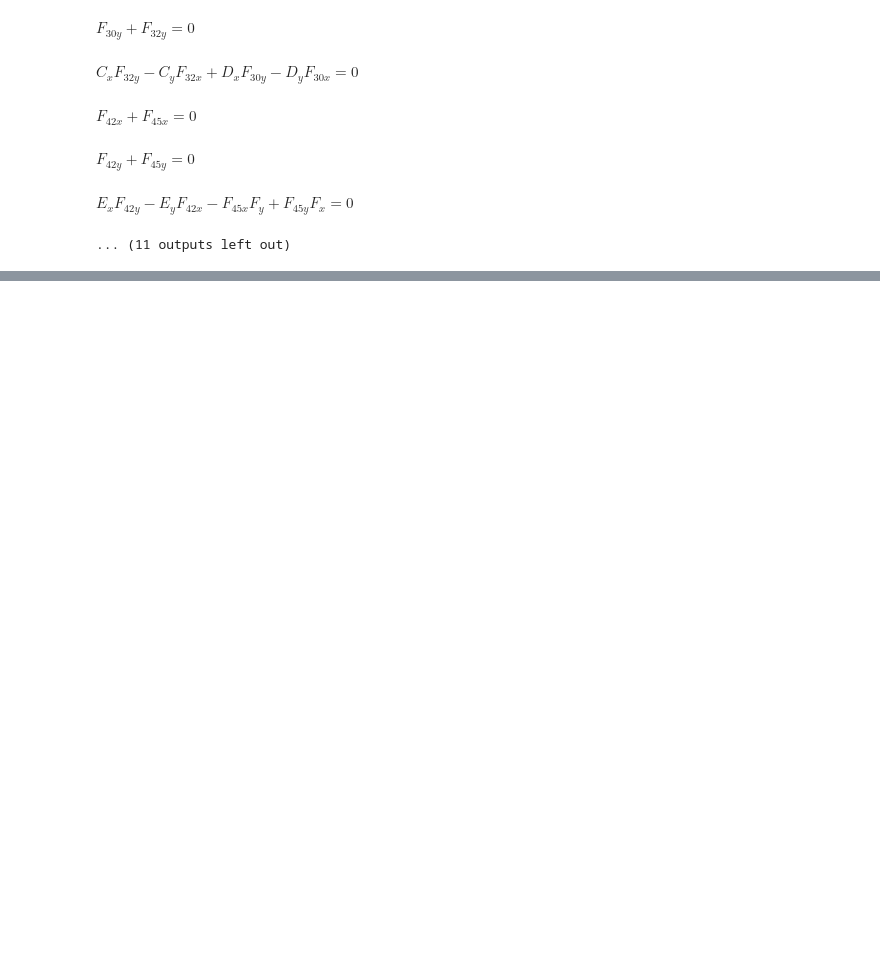
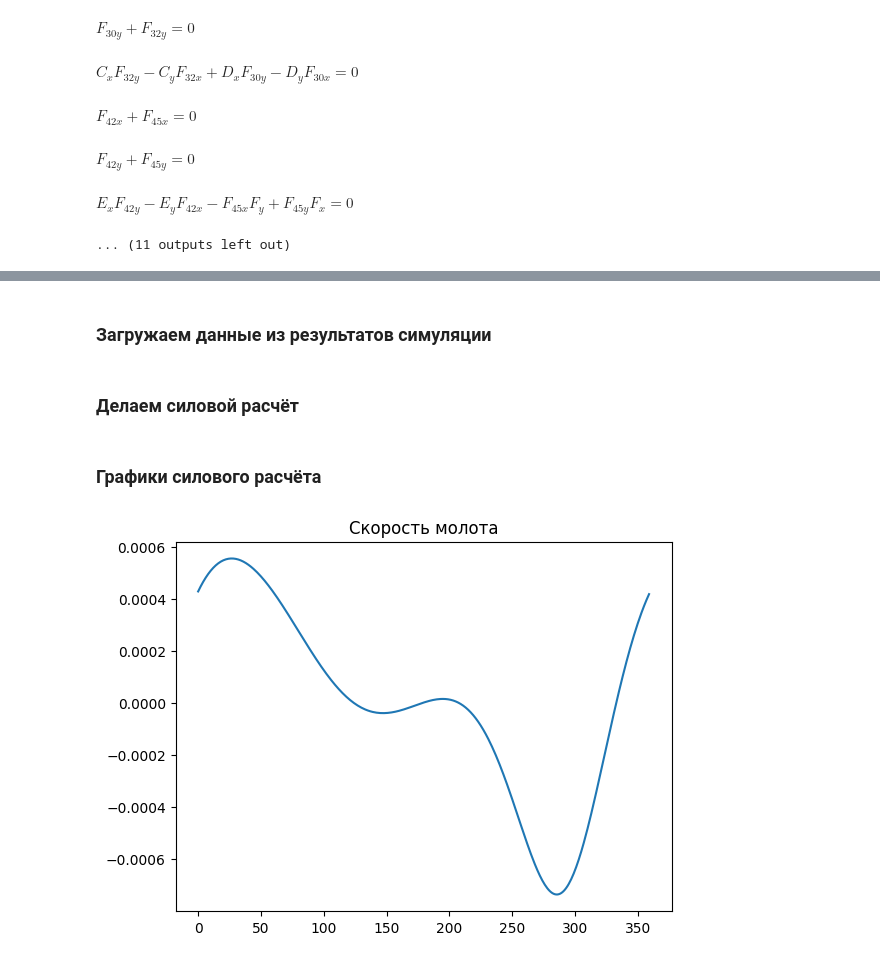
Before and after one commit to DeDxYk594/prik_kursach, a Jupyter notebook: dynamics.ipynb, the cells around one changed output, grey strips where cells are left out. Drawn from its saved outputs; the diff is of its cells as text; code cells hidden in the pictures; blank space fills up the shorter version.

Commit message:
Сделан динамический расчёт, построены графики, начало сопромата

```diff
--- a/dynamics.ipynb
+++ b/dynamics.ipynb
@@ -140,0 +146,2 @@ $\displaystyle \left[\begin{matrix}0\\0\\0\\0\\0\\0\\0\\0\\0\\0\\0\\0\\0\\\mu a_
+# %% [markdown]
+### Загружаем данные из результатов симуляции
@@ -140,0 +153,2 @@ $\displaystyle \left[\begin{matrix}0\\0\\0\\0\\0\\0\\0\\0\\0\\0\\0\\0\\0\\\mu a_
+# %% [markdown]
+### Делаем силовой расчёт
@@ -140,0 +230,8 @@ $\displaystyle \left[\begin{matrix}0\\0\\0\\0\\0\\0\\0\\0\\0\\0\\0\\0\\0\\\mu a_
+# %% [markdown]
+### Графики силового расчёта
+# %%
+plt.plot(np.arange(360), v_molota)
+plt.title("Скорость молота")
+plt.show()
+# %% [output]
+[figure, added]
```
Also changed, not shown: parts of 19 cells of this notebook, 2 other files.
